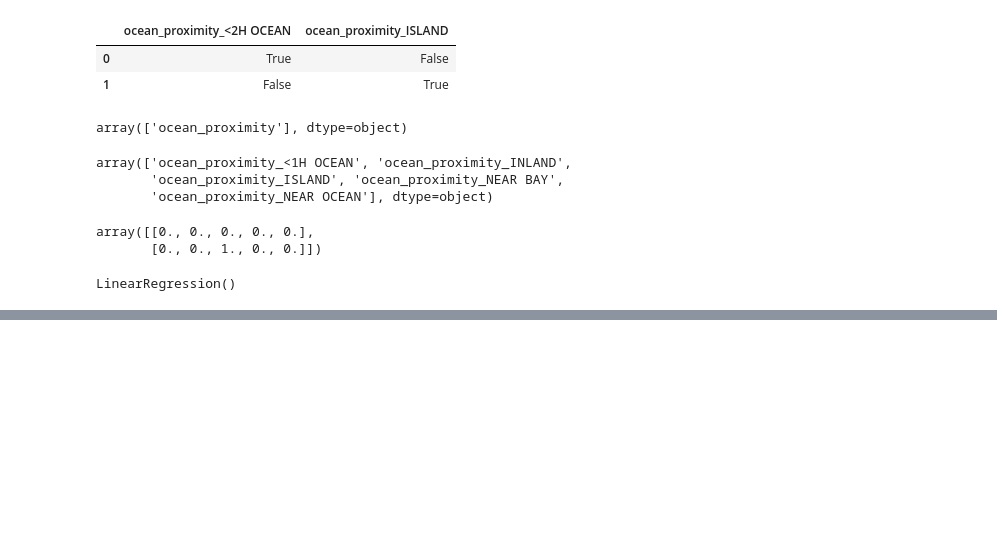
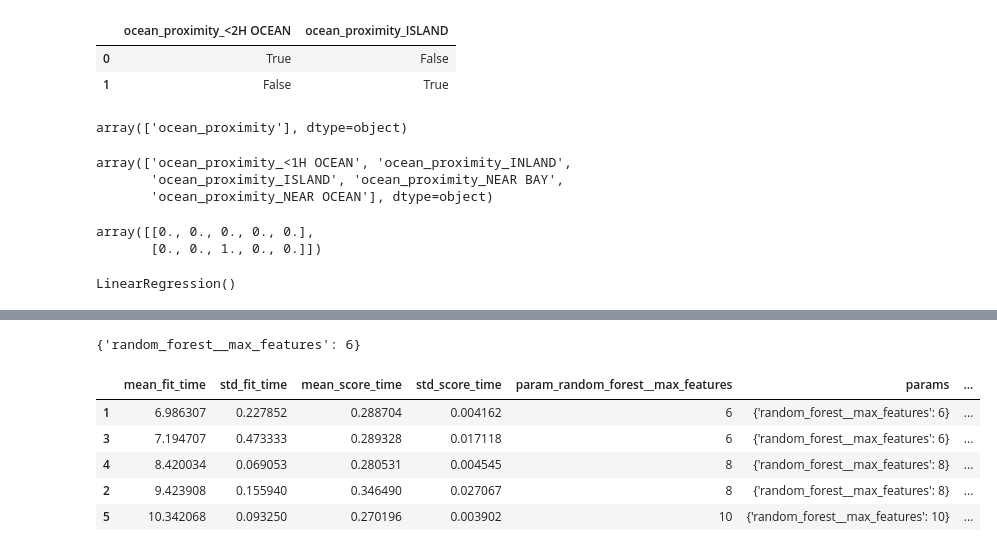
Before and after one commit to anur4gsharma/ml-implementation, a Jupyter notebook: California_House_Prices/california_housing_prices.ipynb, the cells around one changed output, grey strips where cells are left out. Saved outputs shown, nothing was run; the diff lists cells and outputs as text; code cells hidden in the pictures; blank space fills up the shorter version.

```diff
--- a/California_House_Prices/california_housing_prices.ipynb
+++ b/California_House_Prices/california_housing_prices.ipynb
@@ -350,0 +421,4 @@ predictions = target_scaler.inverse_transform(scaled_predictions)
+# %%
+from sklearn.linear_model import LinearRegression
+lin_reg = make_pipeline(preprocessing, LinearRegression())
+lin_reg.fit(housing, housing_labels)
@@ -350,0 +454,4 @@ predictions = target_scaler.inverse_transform(scaled_predictions)
+# %%
+from sklearn.tree import DecisionTreeRegressor
+tree_reg = make_pipeline(preprocessing, DecisionTreeRegressor(random_state=42))
+tree_reg.fit(housing, housing_labels)
@@ -350,0 +556,25 @@ predictions = target_scaler.inverse_transform(scaled_predictions)
+# %%
+from sklearn.model_selection import GridSearchCV
+
+full_pipeline = Pipeline([
+    ("preprocessing", preprocessing),
+    ("random_forest", RandomForestRegressor(random_state=42)),
+])
+
+param_grid = [
+    {
+        "random_forest__max_features": [4, 6, 8]
+    },
+    {
+        "random_forest__max_features": [6, 8, 10]
+    }
+]
+
+grid_search = GridSearchCV(
+    full_pipeline,
+    param_grid,
+    cv=3,
+    scoring="neg_root_mean_squared_error"
+)
+
+grid_search.fit(housing, housing_labels)
@@ -350,0 +601,16 @@ predictions = target_scaler.inverse_transform(scaled_predictions)
+# %%
+grid_search.best_params_
+# %% [output]
+{'random_forest__max_features': 6}
+# %%
+cv_res = pd.DataFrame(grid_search.cv_results_)
+cv_res.sort_values(by="mean_test_score", ascending=False, inplace=True)
+# %%
+cv_res.head()
+# %% [output]
+|  | mean_fit_time | std_fit_time | mean_score_time | std_score_time | param_random_forest__max_features | params | ... |
+| 1 | 6.986307 | 0.227852 | 0.288704 | 0.004162 | 6 | {'random_forest__max_features': 6} | ... |
+| 3 | 7.194707 | 0.473333 | 0.289328 | 0.017118 | 6 | {'random_forest__max_features': 6} | ... |
+| 4 | 8.420034 | 0.069053 | 0.280531 | 0.004545 | 8 | {'random_forest__max_features': 8} | ... |
+| 2 | 9.423908 | 0.155940 | 0.346490 | 0.027067 | 8 | {'random_forest__max_features': 8} | ... |
+| 5 | 10.342068 | 0.093250 | 0.270196 | 0.003902 | 10 | {'random_forest__max_features': 10} | ... |
```
Also changed, not shown: parts of 38 cells of this notebook.
